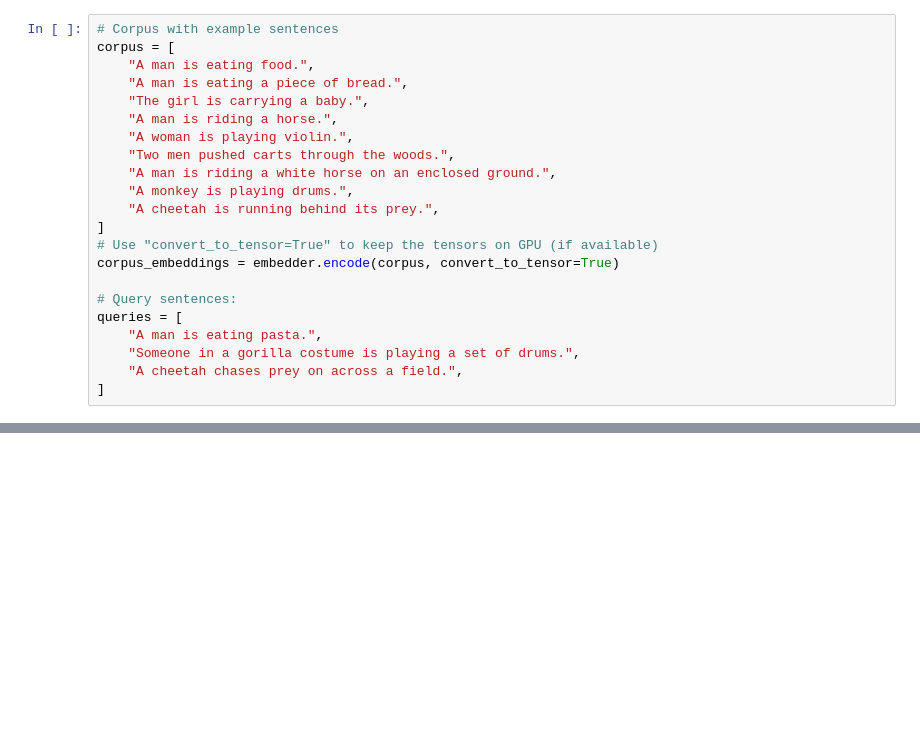
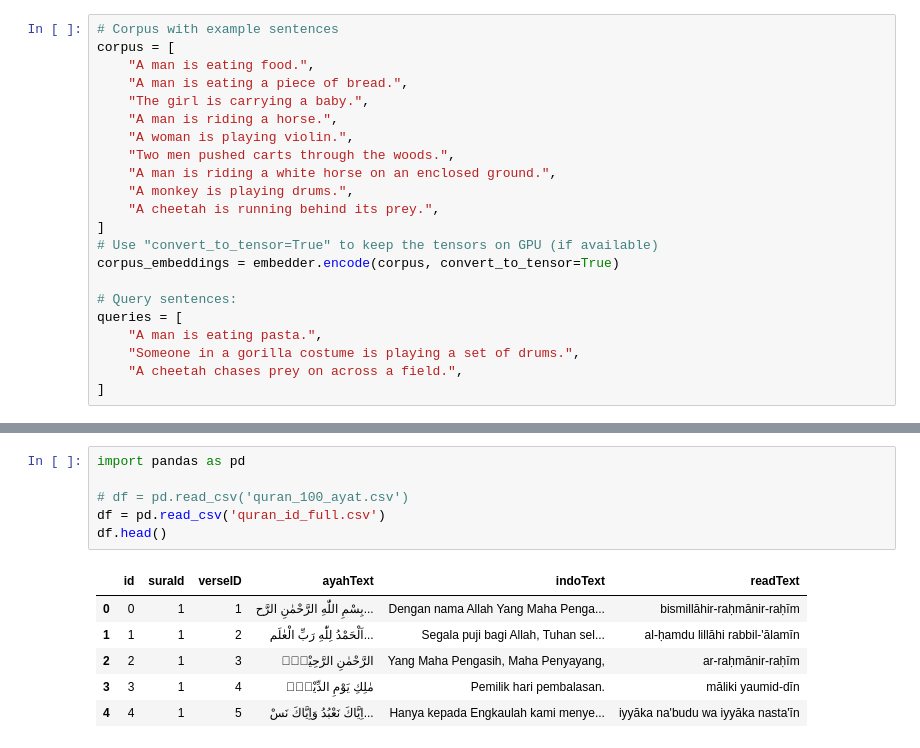
Before and after one commit to 337ubaid/quran-indo, a Jupyter notebook: sbert_exploration.ipynb, the cells around one changed output, grey strips where cells are left out. Cells and saved outputs as stored; diff of their text form; blank space fills up the shorter version.

```diff
--- a/sbert_exploration.ipynb
+++ b/sbert_exploration.ipynb
@@ -87,0 +104,13 @@ for query in queries:
+# %%
+import pandas as pd
+
+# df = pd.read_csv('quran_100_ayat.csv')
+df = pd.read_csv('quran_id_full.csv')
+df.head()
+# %% [output]
+|  | id | suraId | verseID | ayahText | indoText | readText |
+| 0 | 0 | 1 | 1 | بِسْمِ اللّٰهِ الرَّحْمٰنِ الرَّح... | Dengan nama Allah Yang Maha Penga... | bismillāhir-raḥmānir-raḥīm |
+| 1 | 1 | 1 | 2 | اَلْحَمْدُ لِلّٰهِ رَبِّ الْعٰلَم... | Segala puji bagi Allah, Tuhan sel... | al-ḥamdu lillāhi rabbil-'ālamīn |
+| 2 | 2 | 1 | 3 | الرَّحْمٰنِ الرَّحِيْمِۙ | Yang Maha Pengasih, Maha Penyayang, | ar-raḥmānir-raḥīm |
+| 3 | 3 | 1 | 4 | مٰلِكِ يَوْمِ الدِّيْنِۗ | Pemilik hari pembalasan. | māliki yaumid-dīn |
+| 4 | 4 | 1 | 5 | اِيَّاكَ نَعْبُدُ وَاِيَّاكَ نَسْ... | Hanya kepada Engkaulah kami menye... | iyyāka na'budu wa iyyāka nasta'īn |
```
Also changed, not shown: parts of 10 cells of this notebook, 1 other file.
